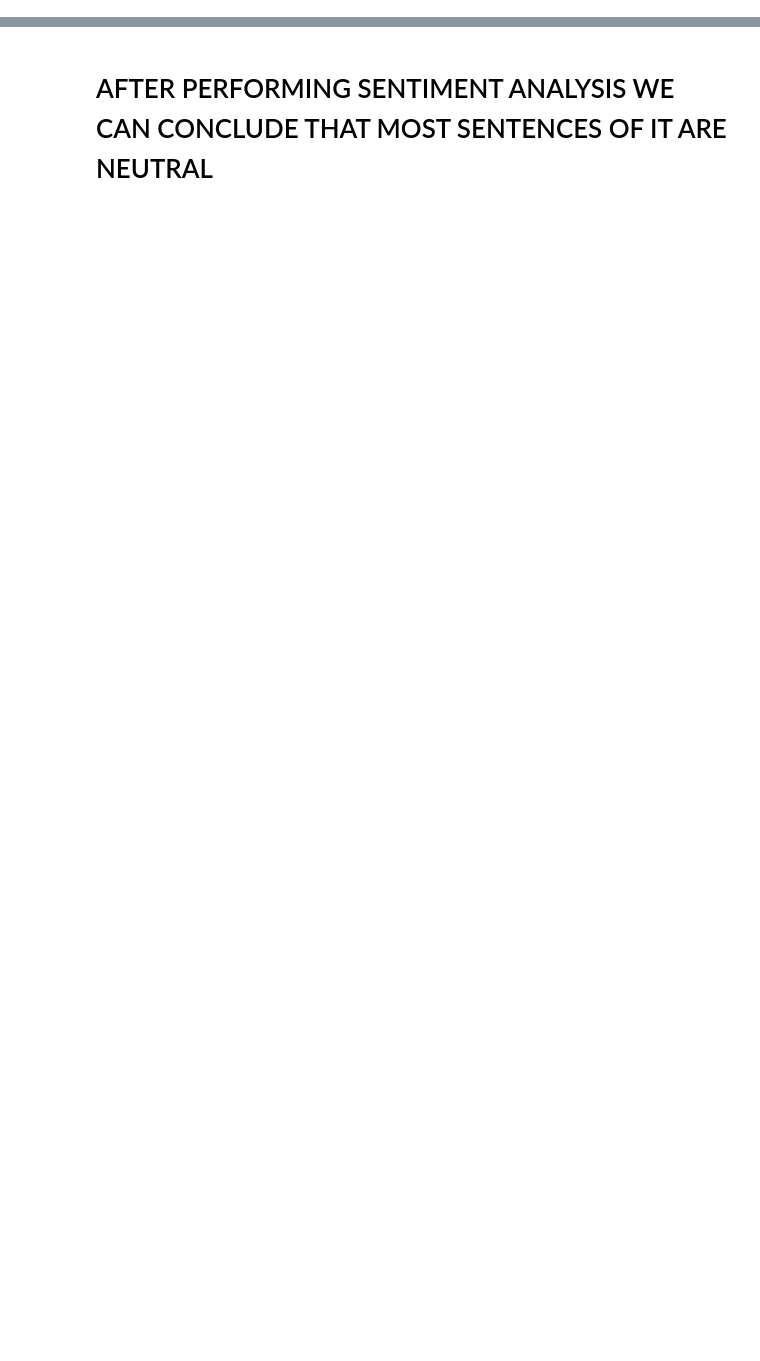
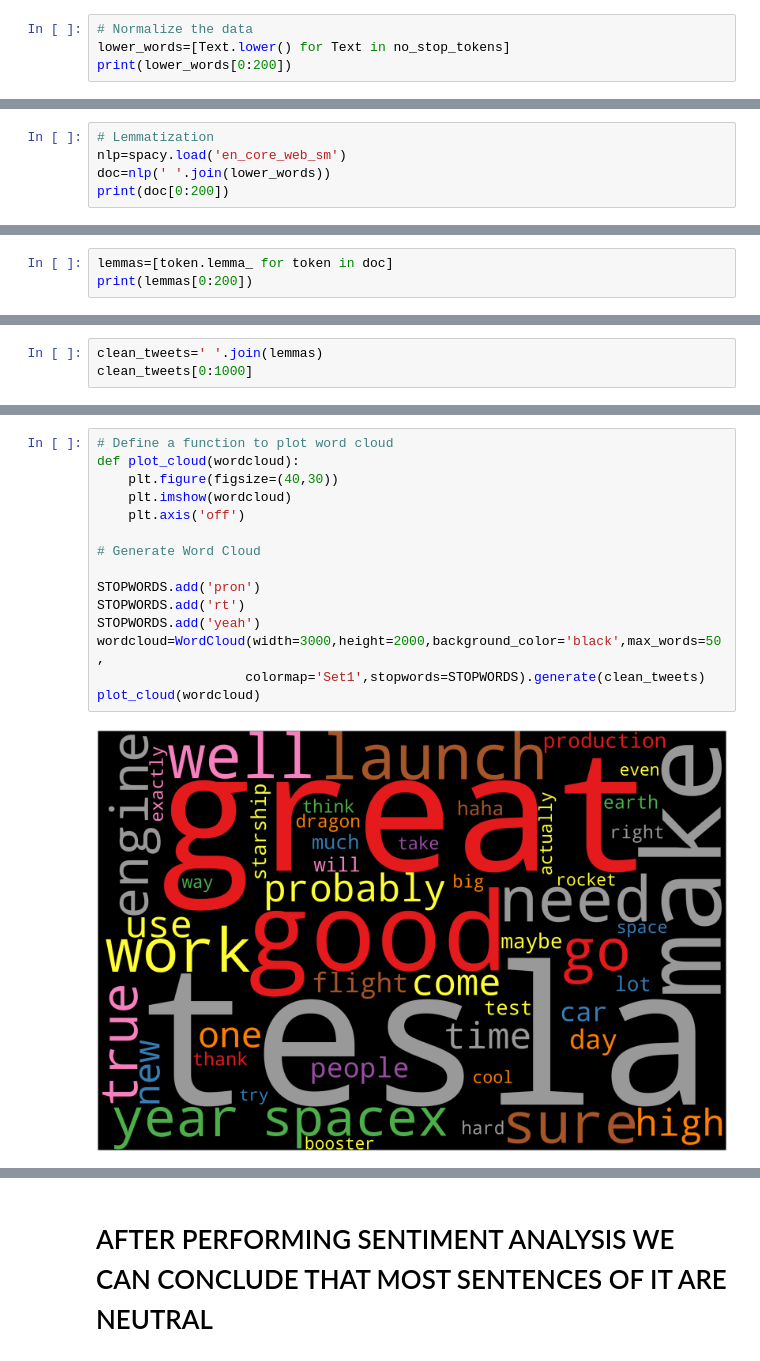
Before and after one commit to Ashwinibs19/Assignment-16-Text-Mining, a Jupyter notebook: Assignment 16 Text Mining.ipynb, the cells around one changed output, grey strips where cells are left out. Saved outputs shown, nothing was run; the diff lists cells and outputs as text; blank space fills up the shorter version.

```diff
--- a/Assignment 16 Text Mining.ipynb
+++ b/Assignment 16 Text Mining.ipynb
@@ -370,0 +113,4 @@ sns.lineplot(y='sentiment_value',x='index',data=sent_df)
+# %%
+# Normalize the data
+lower_words=[Text.lower() for Text in no_stop_tokens]
+print(lower_words[0:200])
@@ -370,0 +127,5 @@ sns.lineplot(y='sentiment_value',x='index',data=sent_df)
+# %%
+# Lemmatization
+nlp=spacy.load('en_core_web_sm')
+doc=nlp(' '.join(lower_words))
+print(doc[0:200])
@@ -370,0 +134,3 @@ sns.lineplot(y='sentiment_value',x='index',data=sent_df)
+# %%
+lemmas=[token.lemma_ for token in doc]
+print(lemmas[0:200])
@@ -370,0 +139,3 @@ sns.lineplot(y='sentiment_value',x='index',data=sent_df)
+# %%
+clean_tweets=' '.join(lemmas)
+clean_tweets[0:1000]
@@ -370,0 +179,17 @@ sns.lineplot(y='sentiment_value',x='index',data=sent_df)
+# %%
+# Define a function to plot word cloud
+def plot_cloud(wordcloud):
+    plt.figure(figsize=(40,30))
+    plt.imshow(wordcloud)
+    plt.axis('off')
+
+# Generate Word Cloud
+
+STOPWORDS.add('pron')
+STOPWORDS.add('rt')
+STOPWORDS.add('yeah')
+wordcloud=WordCloud(width=3000,height=2000,background_color='black',max_words=50,
+                   colormap='Set1',stopwords=STOPWORDS).generate(clean_tweets)
+plot_cloud(wordcloud)
+# %% [output]
+[figure, added]
```
Also changed, not shown: parts of 80 cells of this notebook.
